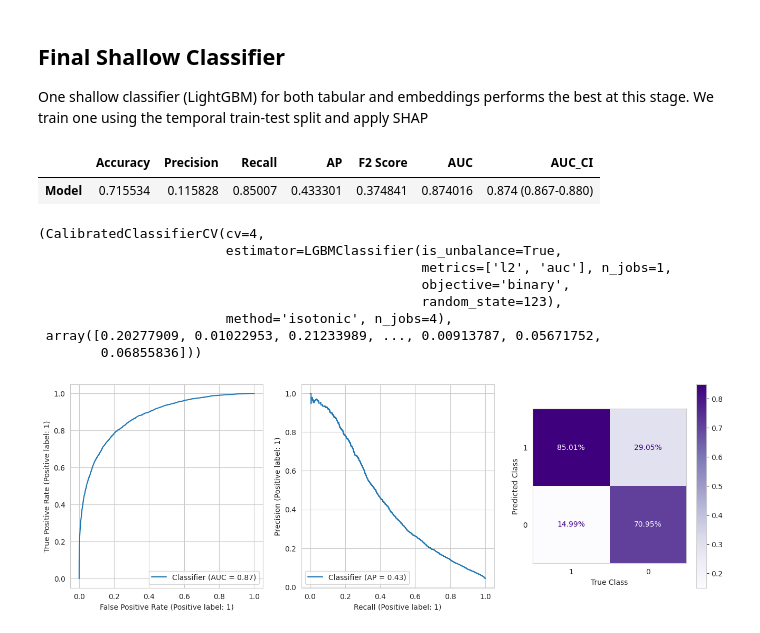
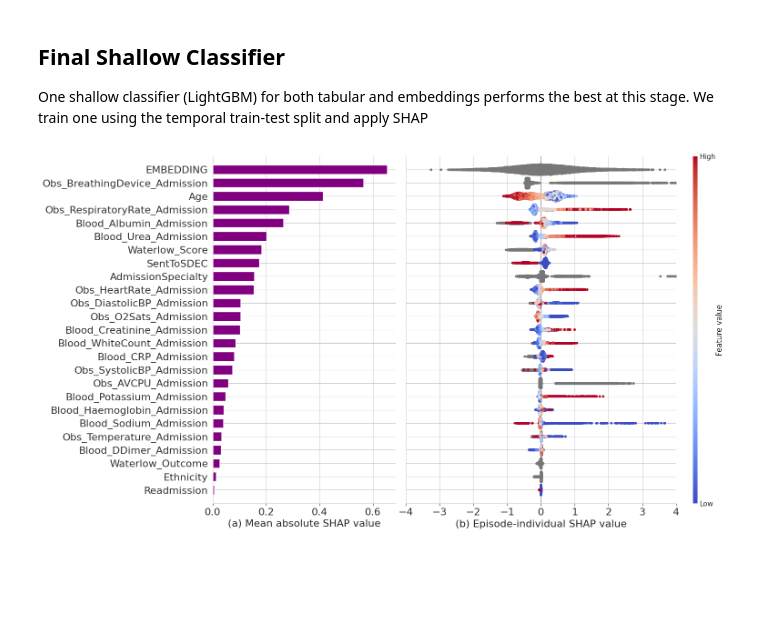
Before and after one commit to steliosbl/acute-care-pathways, a Jupyter notebook: transformers_shallow.ipynb, the cells around one changed output. Drawn from its saved outputs; the diff is of its cells as text; code cells hidden in the pictures; blank space fills up the shorter version.

```diff
--- a/transformers_shallow.ipynb
+++ b/transformers_shallow.ipynb
@@ -390,42 +387,58 @@ display(RESULTS_32)
 
 One shallow classifier (LightGBM) for both tabular and embeddings performs the best at this stage. We train one using the temporal train-test split and apply SHAP
 # %%
-from sklearn.model_selection import train_test_split
 from transformer_experiment.utils.embeddings import evaluate_from_pred
+import optuna
+from acd_experiment.models import Estimator_LightGBM
+from acd_experiment.salford_adapter import SalfordAdapter
+
+
+os.environ["TOKENIZERS_PARALLELISM"] = "false"
 
 def train_final_shallow_embedding_classifier(sal, embeddings_dict, avail_idx, bert_model='BioClinicalBert'):
+    params = optuna.load_study(
+        study_name =f'LightGBM_None_Within-1_with_notes_and_labs', storage=f'sqlite:///data/systematic_comparison/LightGBM.db'
+    ).best_params
+    params = params | LIGHTGBM_PARAMETERS
+
     X = SalfordData(
         sal.sort_values('AdmissionDate').loc[avail_idx, SalfordCombinations.with_services]
     ).convert_str_to_categorical()
-    X = pd.concat((X, pd.DataFrame(embeddings_dict[bert_model]).add_prefix(f'EMBEDDING_').set_index(X.index)), axis=1)
+    X = pd.concat((X, pd.DataFrame(embeddings_dict[bert_model]).add_prefix(f'EMBEDDING__').set_index(X.index)), axis=1)
     y = sal.loc[avail_idx, 'CriticalEvent']
 
+    X_train, X_test = X[X.index.isin(SAL_TRAIN.index)], X[X.index.isin(SAL_TEST.index)]
+    y_train, y_test = y[X_train.index], y[X_test.index]
 
-    X_train, X_test, y_train, y_test = train_test_split(
-        X, y, test_size=0.33, shuffle=True
-    )
 
     classifier = CalibratedClassifierCV(
-        LGBMClassifier(**LIGHTGBM_PARAMETERS),
+        LGBMClassifier(**params),
     cv=4, method='isotonic', n_jobs=4).fit(X_train, y_train)
 
     y_pred_proba = classifier.predict_proba(X_test)[:,1]
     evaluate_from_pred(y_test, y_pred_proba)
 
-    return classifier, y_pred_proba
+    explanations = Estimator_LightGBM.explain_calibrated(
+        model, X_train, SalfordAdapter(X_test), cv_jobs=4
+    )
 
+    return classifier, y_pred_proba, explanations
 
-#lgbm_classifier, lgbm_y_pred_proba = train_final_shallow_embedding_classifier(SAL, NOTE_EMBEDDINGS, note_avail_idx)
-train_final_shallow_embedding_classifier(SAL, NOTE_EMBEDDINGS, note_avail_idx)
+if Notebook.RE_DERIVE:
+    lgbm_classifier, lgbm_y_pred_proba, lgbm_explanations = train_final_shallow_embedding_classifier(pd.concat((SAL_TRAIN, SAL_TEST)), NOTE_EMBEDDINGS, note_avail_idx)
+    with open(Notebook.CACHE_DIR/'shallow_embedding_classifier.bin', 'wb') as file:
+        pickle.dump((lgbm_classifier, lgbm_y_pred_proba, lgbm_explanations), file)
+else:
+    with open(Notebook.CACHE_DIR/'shallow_embedding_classifier.bin', 'rb') as file:
+        (lgbm_classifier, lgbm_y_pred_proba, lgbm_explanations) = pickle.load(file)
-# %% [output]
-|  | Accuracy | Precision | Recall | AP | F2 Score | AUC | AUC_CI |
-| Model | 0.715534 | 0.115828 | 0.85007 | 0.433301 | 0.374841 | 0.874016 | 0.874 (0.867-0.880) |
-(CalibratedClassifierCV(cv=4,
-                        estimator=LGBMClassifier(is_unbalance=True,
-                                                 metrics=['l2', 'auc'], n_jobs=1,
-                                                 objective='binary',
-                                                 random_state=123),
-                        method='isotonic', n_jobs=4),
- array([0.20277909, 0.01022953, 0.21233989, ..., 0.00913787, 0.05671752,
-        0.06855836]))
-[figure, removed]
+# %%
+from transformer_experiment.utils.embeddings import plot_shap_features_joint
+
+plot_shap_features_joint(lgbm_explanations,
+        max_display=25,
+        figsize=(16, 9),
+        wspace=-0.2,
+        bar_aspect=0.05,
+        topadjust=0.925)
+# %% [output]
+[figure, added]
```
Also changed, not shown: parts of 6 cells of this notebook, 11 other files.
